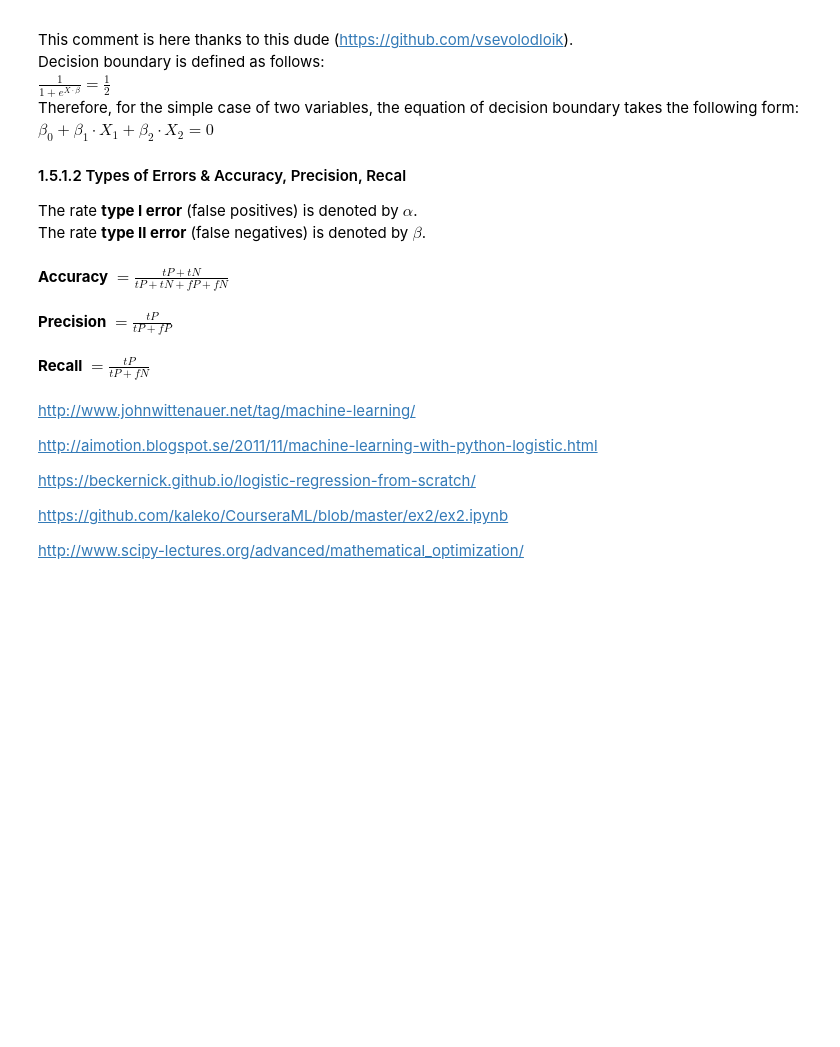
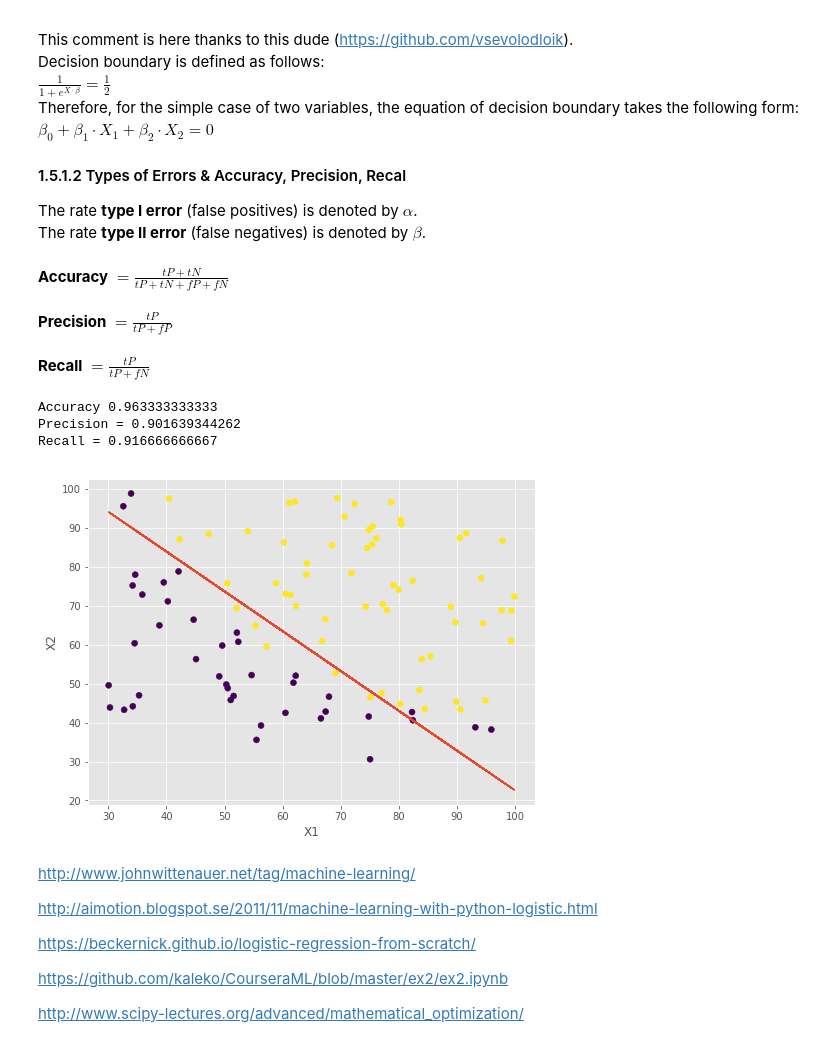
Before and after one commit to nikita-loik/andrew_ng_2_-python, a Jupyter notebook: 2_logisticRegression/logisticRegression.ipynb, the cells around one changed output. Saved outputs shown, nothing was run; the diff lists cells and outputs as text; code cells hidden in the pictures; blank space fills up the shorter version.

```diff
--- a/2_logisticRegression/logisticRegression.ipynb
+++ b/2_logisticRegression/logisticRegression.ipynb
@@ -173,3 +171,10 @@ goodnessOfFit(betaOpt, X, y, sampleSize, nVariables)
+# %%
+goodnessOfFit(betaOpt_1, X_1, y_1, sampleSize_1, nVariables_1)
+# %% [output]
+Accuracy 0.963333333333
+Precision = 0.901639344262
+Recall = 0.916666666667
+[figure, added]
 # %% [markdown]
 http://www.johnwittenauer.net/tag/machine-learning/
 
```
Also changed, not shown: parts of 1 cell of this notebook.
